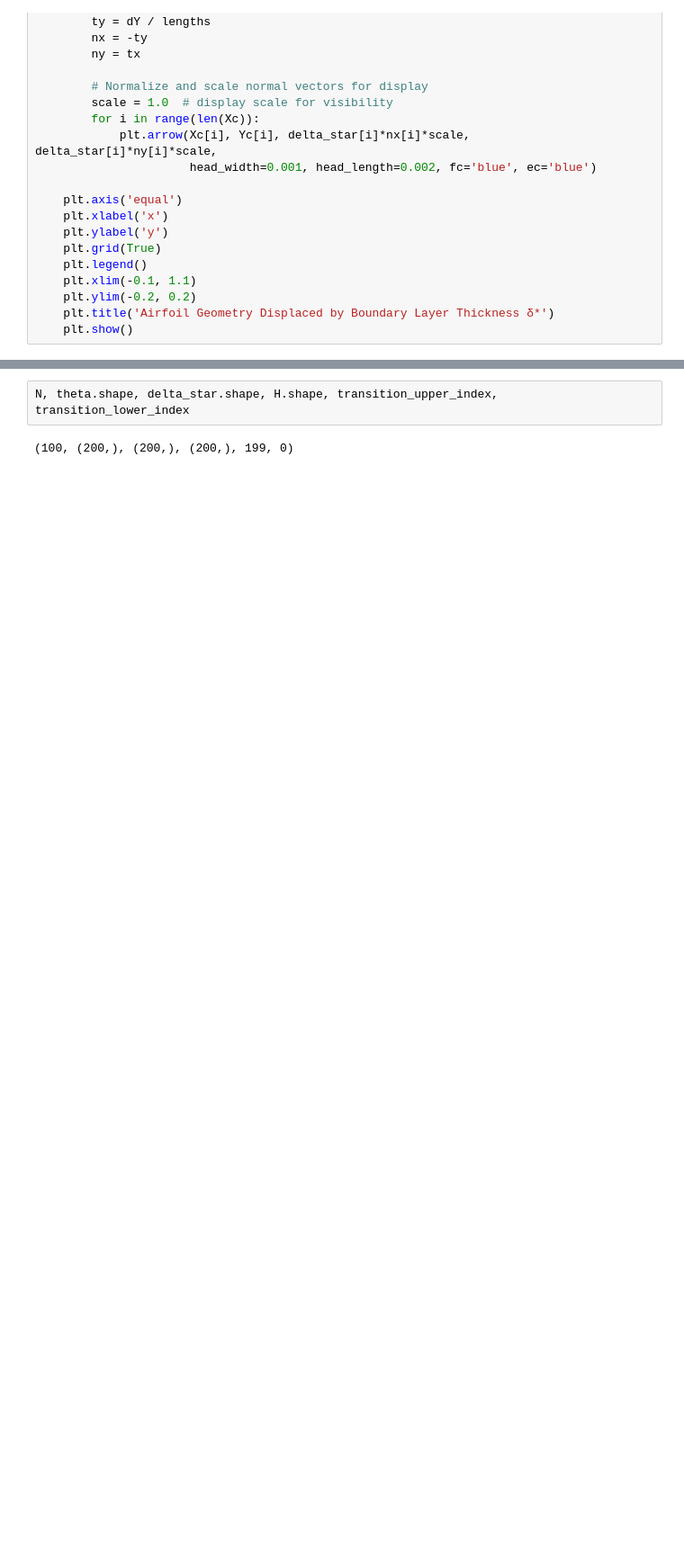
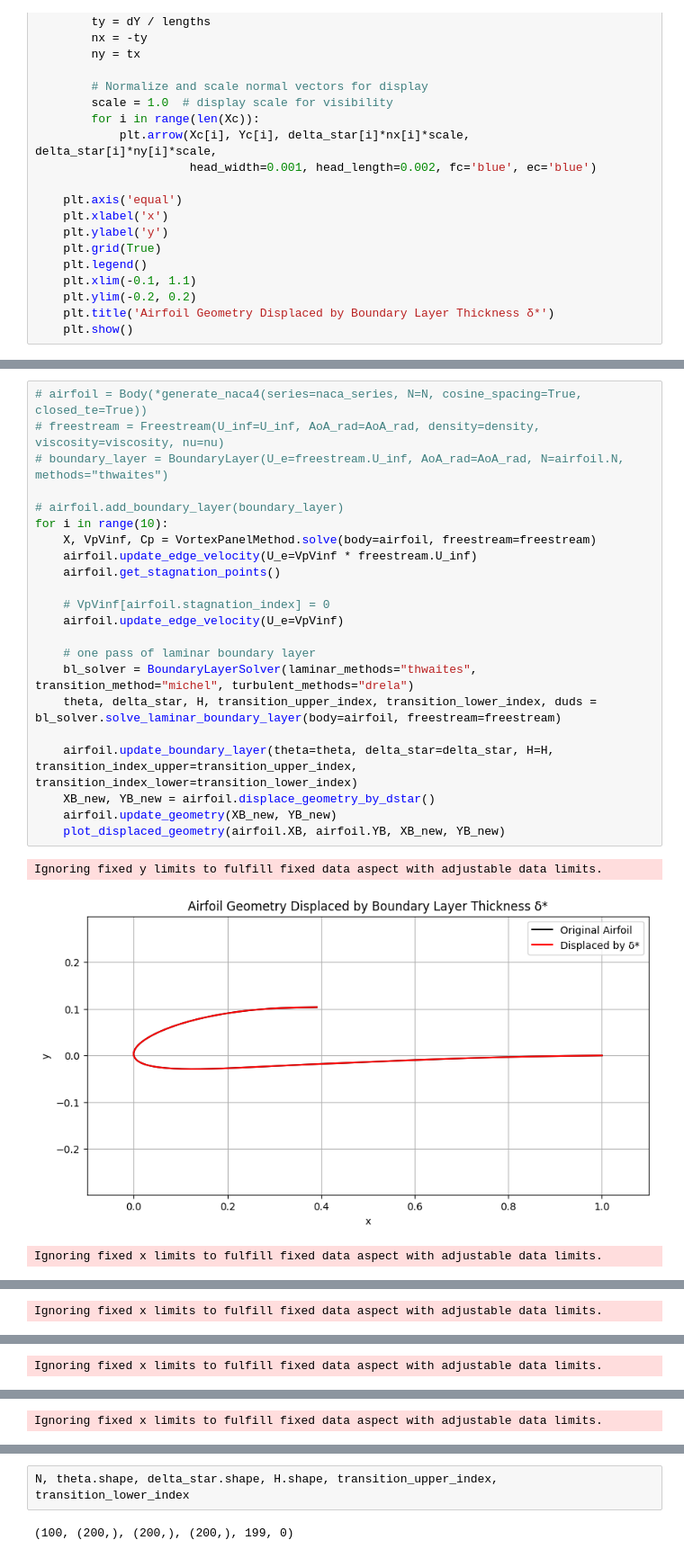
Before and after one commit to Arviano-Yuono/TurbulenceModelling, a Jupyter notebook: main.ipynb, the cells around one changed output, grey strips where cells are left out. Shown at 90% size. Drawn from its saved outputs; the diff is of its cells as text; blank space fills up the shorter version.

```diff
--- a/main.ipynb
+++ b/main.ipynb
@@ -166,0 +143,26 @@ Ignoring fixed y limits to fulfill fixed data aspect with adjustable data limits
+# %%
+# airfoil = Body(*generate_naca4(series=naca_series, N=N, cosine_spacing=True, closed_te=True))
+# freestream = Freestream(U_inf=U_inf, AoA_rad=AoA_rad, density=density, viscosity=viscosity, nu=nu)
+# boundary_layer = BoundaryLayer(U_e=freestream.U_inf, AoA_rad=AoA_rad, N=airfoil.N, methods="thwaites")
+
+# airfoil.add_boundary_layer(boundary_layer)
+for i in range(10):
+    X, VpVinf, Cp = VortexPanelMethod.solve(body=airfoil, freestream=freestream)
+    airfoil.update_edge_velocity(U_e=VpVinf * freestream.U_inf)
+    airfoil.get_stagnation_points()
+
+    # VpVinf[airfoil.stagnation_index] = 0
+    airfoil.update_edge_velocity(U_e=VpVinf)
+
+    # one pass of laminar boundary layer
+    bl_solver = BoundaryLayerSolver(laminar_methods="thwaites", transition_method="michel", turbulent_methods="drela")
+    theta, delta_star, H, transition_upper_index, transition_lower_index, duds = bl_solver.solve_laminar_boundary_layer(body=airfoil, freestream=freestream)
+
+    airfoil.update_boundary_layer(theta=theta, delta_star=delta_star, H=H, transition_index_upper=transition_upper_index, transition_index_lower=transition_lower_index)
+    XB_new, YB_new = airfoil.displace_geometry_by_dstar()
+    airfoil.update_geometry(XB_new, YB_new)
+    plot_displaced_geometry(airfoil.XB, airfoil.YB, XB_new, YB_new)
+# %% [output]
+Ignoring fixed y limits to fulfill fixed data aspect with adjustable data limits.
+[figure, added]
+Ignoring fixed x limits to fulfill fixed data aspect with adjustable data limits.
@@ -166,0 +170 @@ Ignoring fixed y limits to fulfill fixed data aspect with adjustable data limits
+Ignoring fixed x limits to fulfill fixed data aspect with adjustable data limits.
@@ -166,0 +172 @@ Ignoring fixed y limits to fulfill fixed data aspect with adjustable data limits
+Ignoring fixed x limits to fulfill fixed data aspect with adjustable data limits.
@@ -166,0 +174 @@ Ignoring fixed y limits to fulfill fixed data aspect with adjustable data limits
+Ignoring fixed x limits to fulfill fixed data aspect with adjustable data limits.
```
Also changed, not shown: parts of 9 cells of this notebook, 2 other files.
